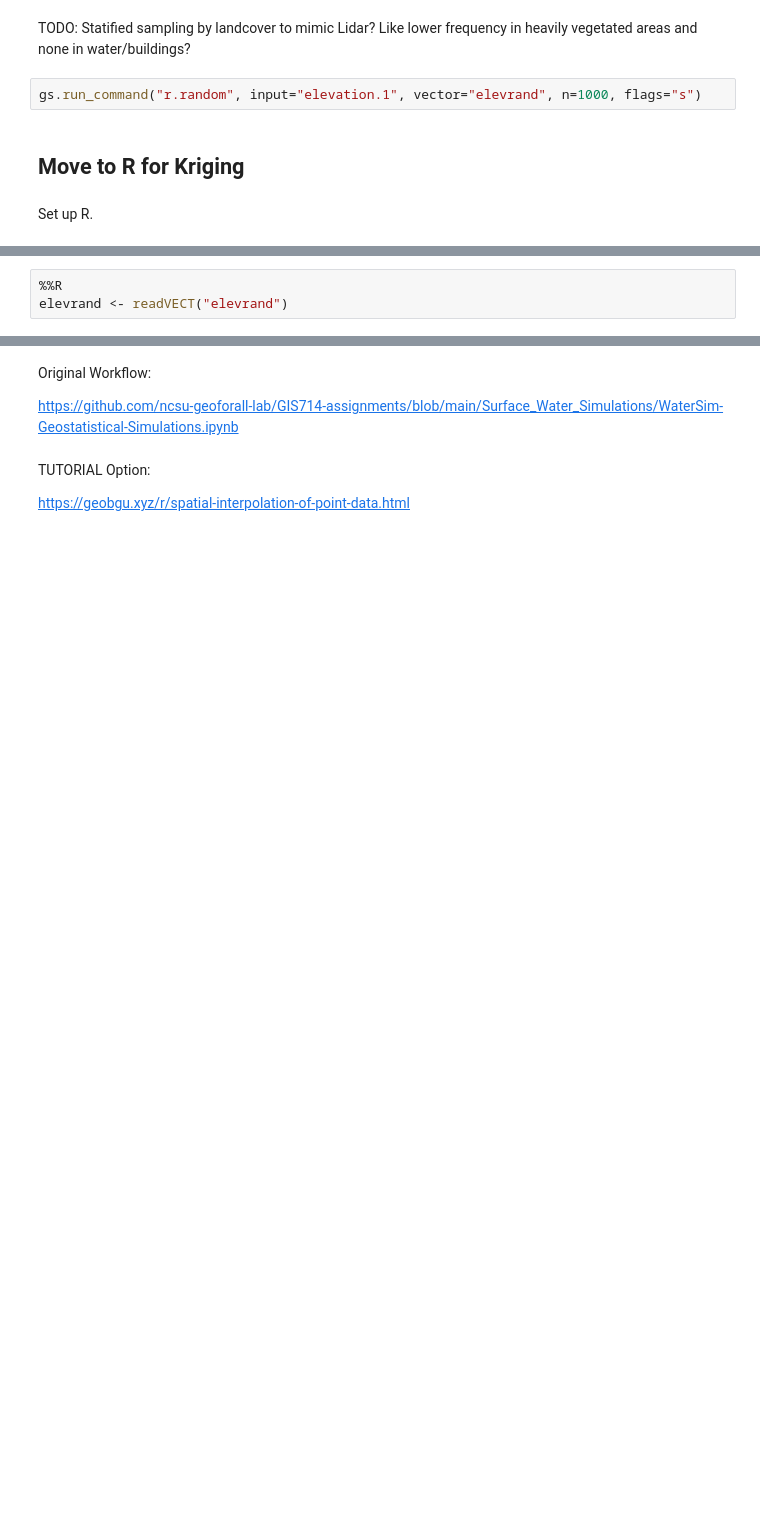
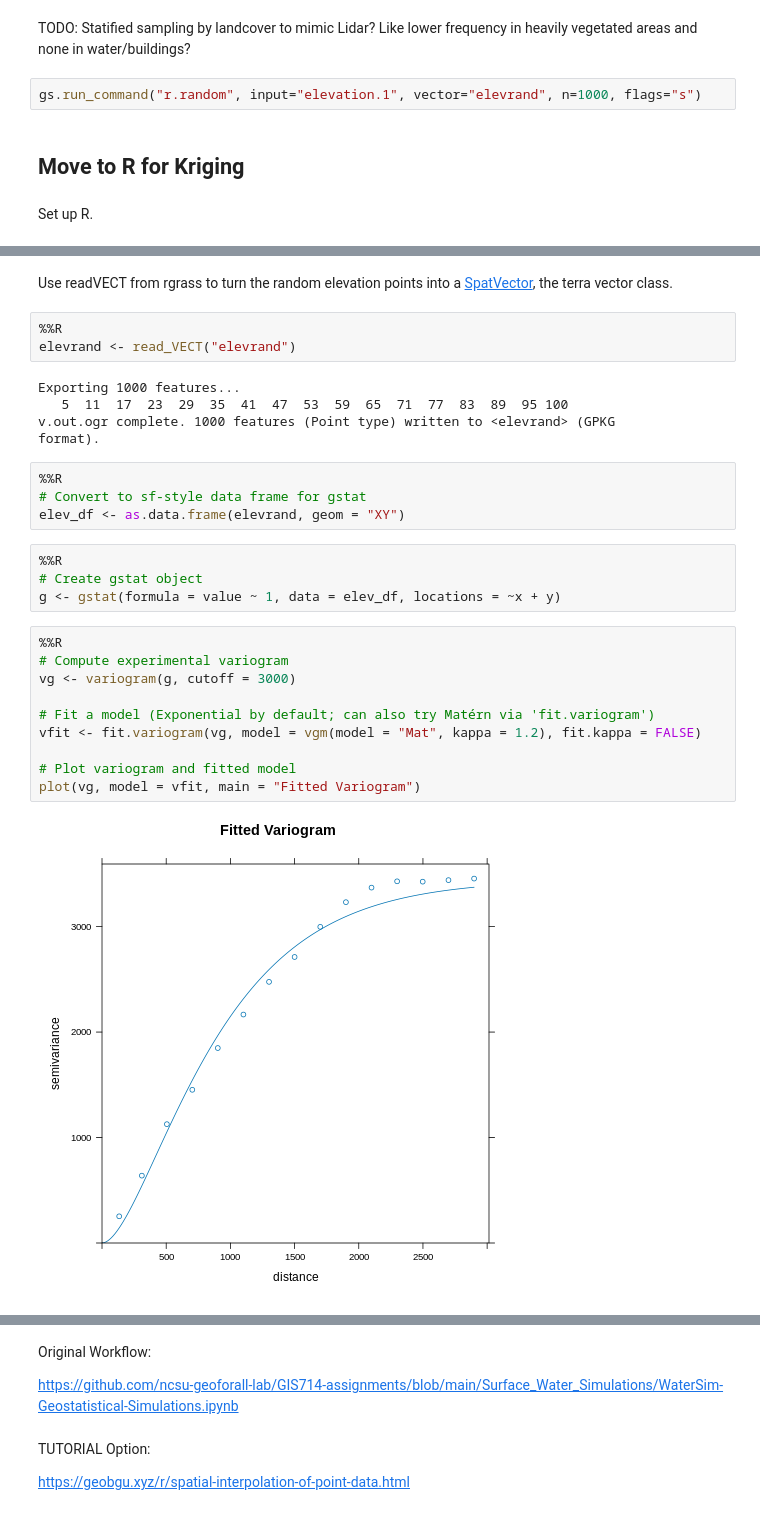
Before and after one commit to ncsu-geoforall-lab/geomorphometry2025_workshop, a Jupyter notebook: geomorphometry_2025_workshop.ipynb, the cells around one changed output, grey strips where cells are left out. Cells and saved outputs as stored; diff of their text form; blank space fills up the shorter version.

```diff
--- a/geomorphometry_2025_workshop.ipynb
+++ b/geomorphometry_2025_workshop.ipynb
@@ -114,3 +221,30 @@ library(terra)
+# %% [markdown]
+Use readVECT from rgrass to turn the random elevation points into a [SpatVector](https://rdrr.io/cran/terra/man/SpatVector-class.html), the terra vector class.
 # %%
 %%R
-elevrand <- readVECT("elevrand")
+elevrand <- read_VECT("elevrand")
+# %% [output]
+Exporting 1000 features...
+   5  11  17  23  29  35  41  47  53  59  65  71  77  83  89  95 100
+v.out.ogr complete. 1000 features (Point type) written to <elevrand> (GPKG
+format).
+# %%
+%%R
+# Convert to sf-style data frame for gstat
+elev_df <- as.data.frame(elevrand, geom = "XY")
+# %%
+%%R
+# Create gstat object
+g <- gstat(formula = value ~ 1, data = elev_df, locations = ~x + y)
+# %%
+%%R
+# Compute experimental variogram
+vg <- variogram(g, cutoff = 3000)
+
+# Fit a model (Exponential by default; can also try Matérn via 'fit.variogram')
+vfit <- fit.variogram(vg, model = vgm(model = "Mat", kappa = 1.2), fit.kappa = FALSE)
+
+# Plot variogram and fitted model
+plot(vg, model = vfit, main = "Fitted Variogram")
+# %% [output]
+[figure, added]
```
Also changed, not shown: parts of 30 cells of this notebook.
